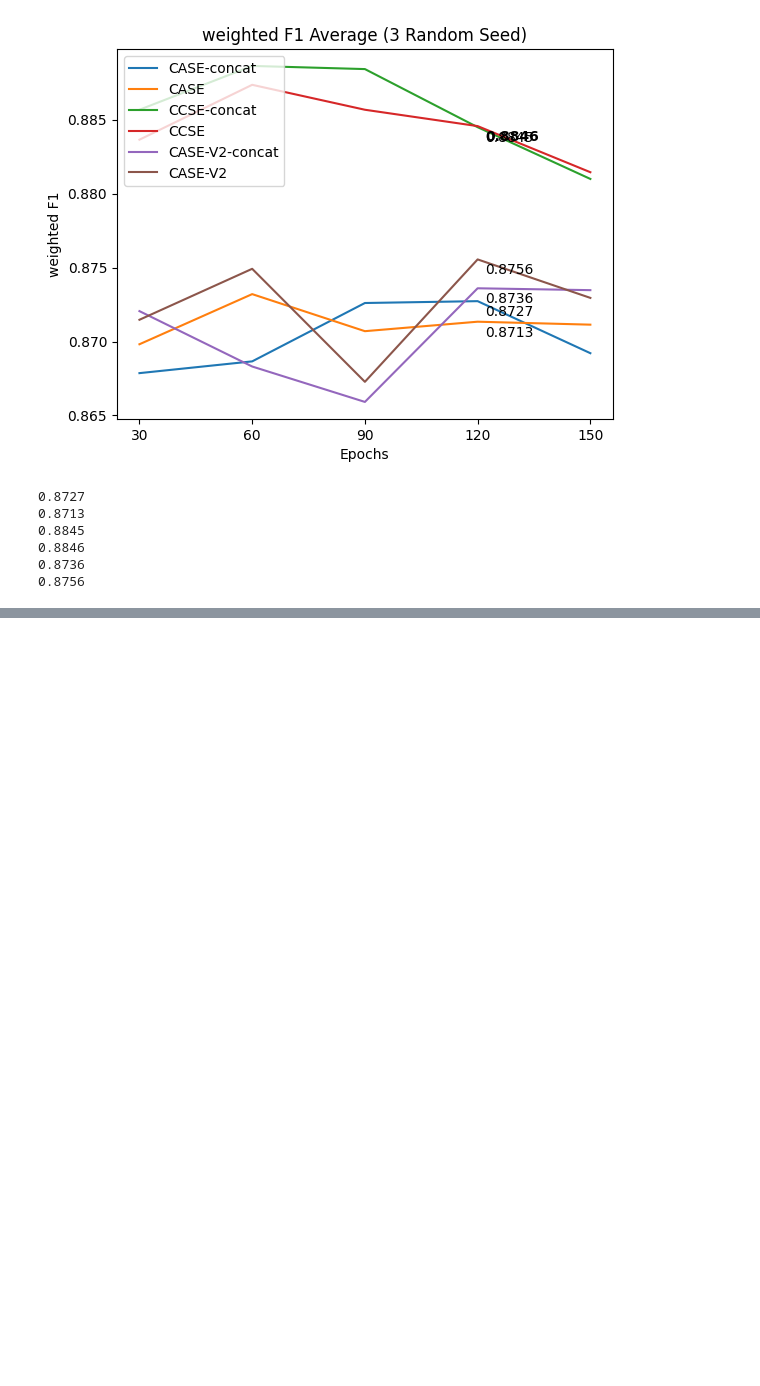
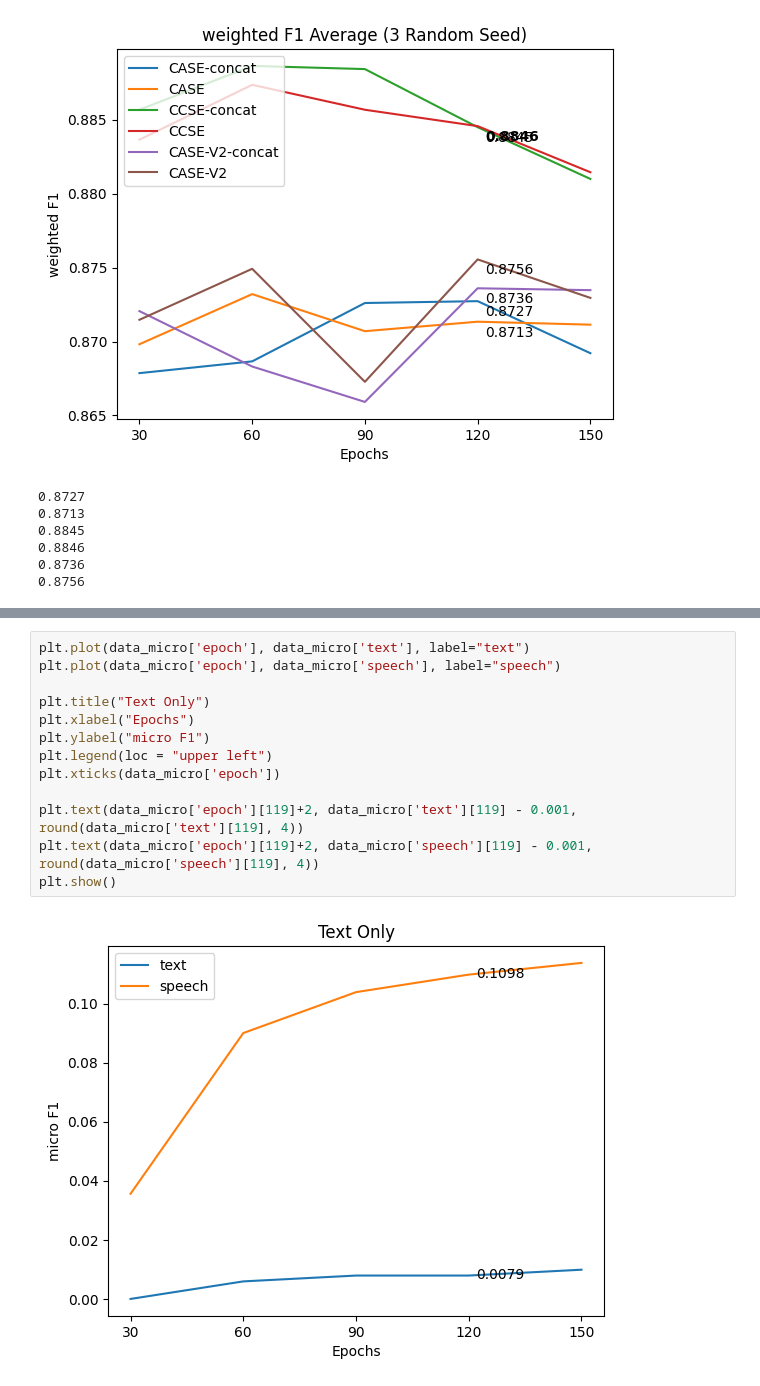
Before and after one commit to Glorang-AI/Emotion-Recognition-in-Conversation, a Jupyter notebook: score.ipynb, the cells around one changed output, grey strips where cells are left out. Cells and saved outputs as stored; diff of their text form; blank space fills up the shorter version.

```diff
--- a/score.ipynb
+++ b/score.ipynb
@@ -300,0 +358,15 @@ print(round(data_weighted['CASE-V2-weighted_f1'][119], 4))
+# %%
+plt.plot(data_micro['epoch'], data_micro['text'], label="text")
+plt.plot(data_micro['epoch'], data_micro['speech'], label="speech")
+
+plt.title("Text Only")
+plt.xlabel("Epochs")
+plt.ylabel("micro F1")
+plt.legend(loc = "upper left")
+plt.xticks(data_micro['epoch'])
+
+plt.text(data_micro['epoch'][119]+2, data_micro['text'][119] - 0.001, round(data_micro['text'][119], 4))
+plt.text(data_micro['epoch'][119]+2, data_micro['speech'][119] - 0.001, round(data_micro['speech'][119], 4))
+plt.show()
+# %% [output]
+[figure, added]
```
Also changed, not shown: parts of 8 cells of this notebook, 18 other files.
